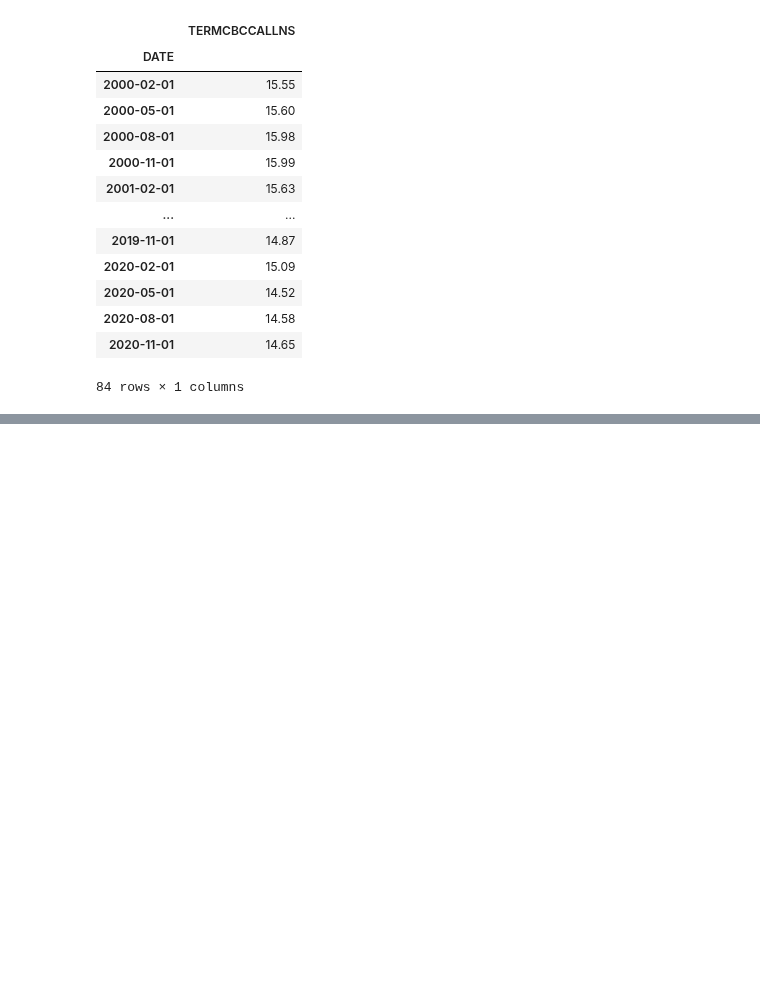
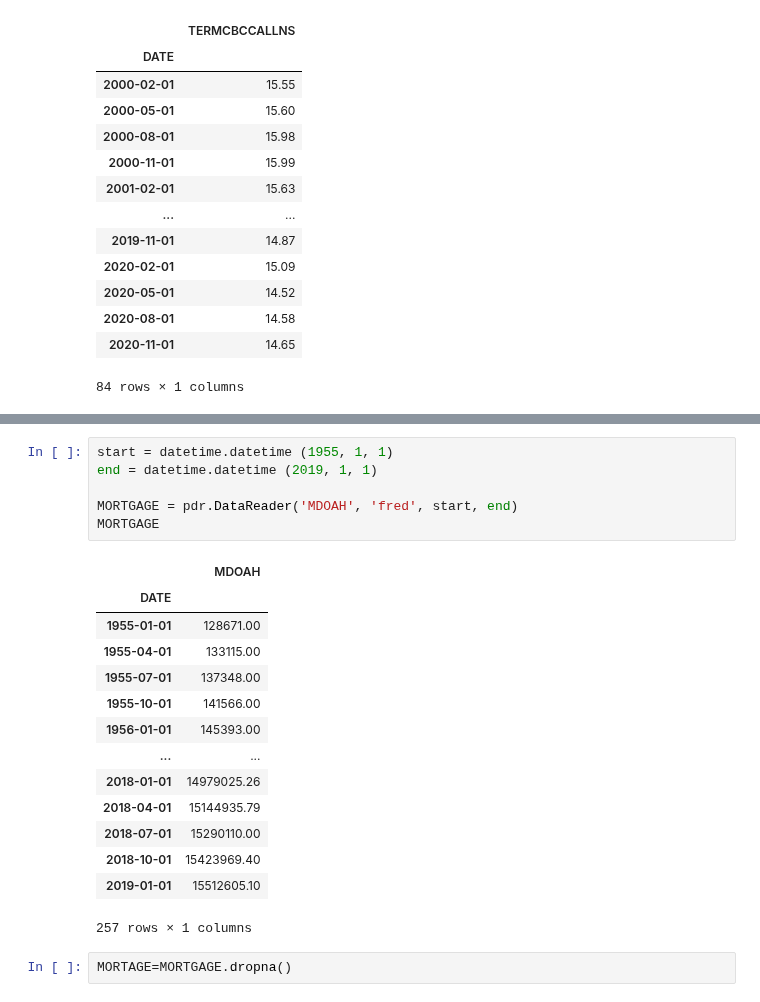
Before and after one commit to jmccahill5/datman, a Jupyter notebook: PS4.ipynb, the cells around one changed output, grey strips where cells are left out. Saved outputs shown, nothing was run; the diff lists cells and outputs as text; blank space fills up the shorter version.

```diff
--- a/PS4.ipynb
+++ b/PS4.ipynb
@@ -83,0 +104,23 @@ Interest
+# %%
+start = datetime.datetime (1955, 1, 1)
+end = datetime.datetime (2019, 1, 1)
+
+MORTGAGE = pdr.DataReader('MDOAH', 'fred', start, end)
+MORTGAGE
+# %% [output]
+|  | MDOAH |
+| DATE |  |
+| 1955-01-01 | 128671.00 |
+| 1955-04-01 | 133115.00 |
+| 1955-07-01 | 137348.00 |
+| 1955-10-01 | 141566.00 |
+| 1956-01-01 | 145393.00 |
+| ... | ... |
+| 2018-01-01 | 14979025.26 |
+| 2018-04-01 | 15144935.79 |
+| 2018-07-01 | 15290110.00 |
+| 2018-10-01 | 15423969.40 |
+| 2019-01-01 | 15512605.10 |
+257 rows × 1 columns
+# %%
+MORTAGE=MORTGAGE.dropna()
```
Also changed, not shown: parts of 10 cells of this notebook.
